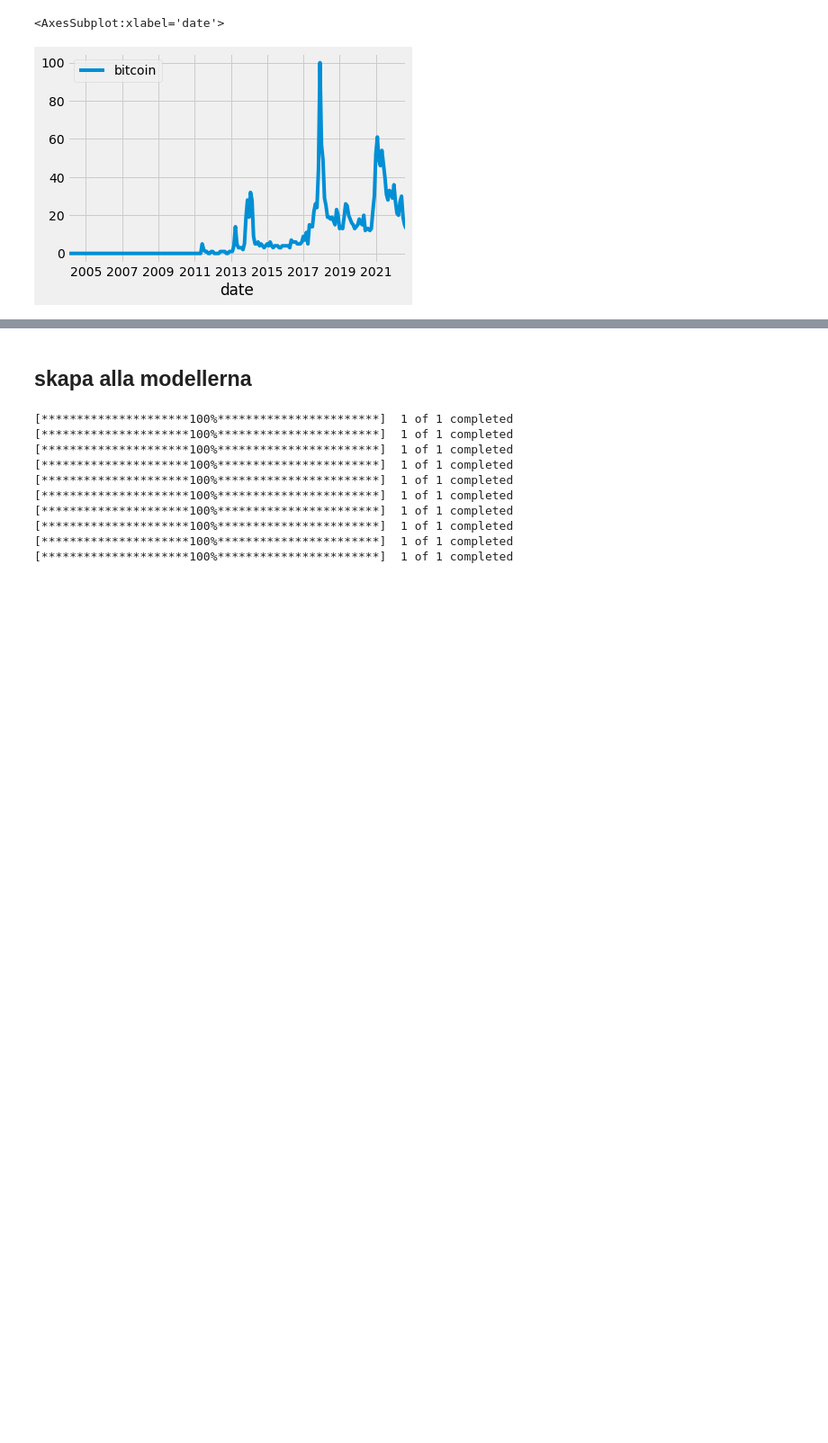
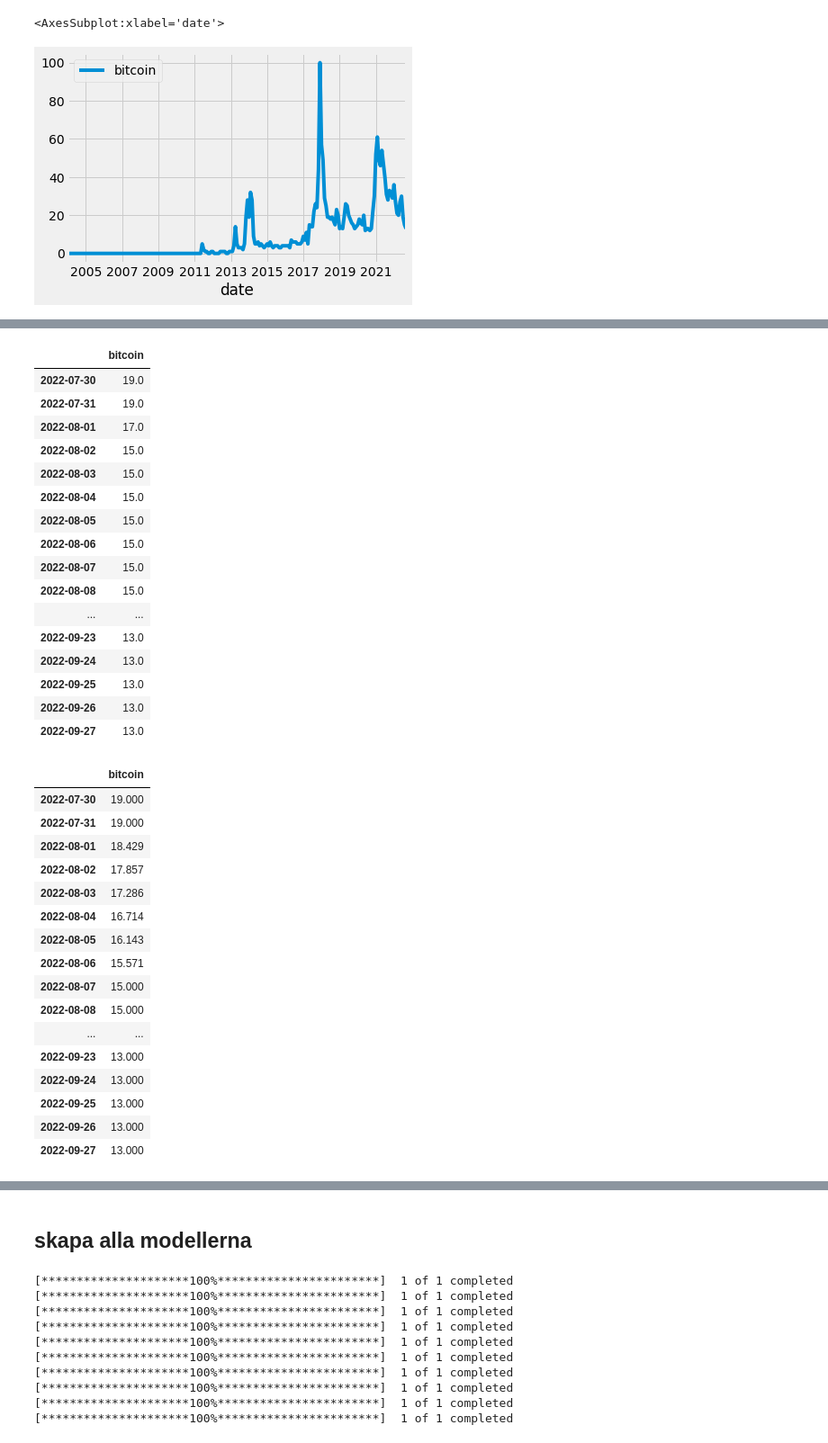
Before and after one commit to carokanns/Krypto, a Jupyter notebook: new_skapa_modeller.ipynb, the cells around one changed output, grey strips where cells are left out. Shown at 90% size. Cells and saved outputs as stored; diff of their text form; code cells hidden in the pictures; blank space fills up the shorter version.

Commit message:
lddar ner google trenda och skapar features v1

```diff
--- a/new_skapa_modeller.ipynb
+++ b/new_skapa_modeller.ipynb
@@ -16,6 +16,14 @@ from sklearn.pipeline import make_pipeline
 from sklearn.impute import SimpleImputer
 plt.style.use('fivethirtyeight')
 pd.set_option('display.width',200)
+# %%
+# fill up a dataframe with all dates from 2015 up to today
+def get_all_dates():
+    start_date = dt(2005, 1, 1)
+    end_date = dt.today()
+    dates = pd.date_range(start_date, end_date)
+    df = pd.DataFrame(index=dates)
+    return df
 # %%
 # get google trends data
 from pytrends.request import TrendReq
@@ -57,0 +39,7 @@ display(df_trend.tail())
+# %%
+df_trend = df_trend[['bitcoin']]
+display(df_trend.tail())
+df_dates = get_all_dates()
+# merge the two dataframes
+df_trend = df_dates.merge(df_trend, how='left', left_index=True, right_index=True)
+# (df_trend.fillna(method='ffill')/30).tail(60)
@@ -57,0 +54,46 @@ display(df_trend.tail())
+# %%
+# rolling average 2 days
+display((df_trend.fillna(method='ffill').rolling(2).mean()).tail(60))
+# rolling average 7 days
+display((df_trend.fillna(method='ffill').rolling(7).mean()).tail(60))
+# rolling average 30 days
+display((df_trend.fillna(method='ffill').rolling(30).mean()).tail(60)  )
+# rolling average 90 days
+display((df_trend.fillna(method='ffill').rolling(90).mean()).tail(60))
+# rolling average 250 days
+display((df_trend.fillna(method='ffill').rolling(250).mean()).tail(60))
+# %% [output]
+|  | bitcoin |
+| 2022-07-30 | 19.0 |
+| 2022-07-31 | 19.0 |
+| 2022-08-01 | 17.0 |
+| 2022-08-02 | 15.0 |
+| 2022-08-03 | 15.0 |
+| 2022-08-04 | 15.0 |
+| 2022-08-05 | 15.0 |
+| 2022-08-06 | 15.0 |
+| 2022-08-07 | 15.0 |
+| 2022-08-08 | 15.0 |
+| ... | ... |
+| 2022-09-23 | 13.0 |
+| 2022-09-24 | 13.0 |
+| 2022-09-25 | 13.0 |
+| 2022-09-26 | 13.0 |
+| 2022-09-27 | 13.0 |
+|  | bitcoin |
+| 2022-07-30 | 19.000 |
+| 2022-07-31 | 19.000 |
+| 2022-08-01 | 18.429 |
+| 2022-08-02 | 17.857 |
+| 2022-08-03 | 17.286 |
+| 2022-08-04 | 16.714 |
+| 2022-08-05 | 16.143 |
+| 2022-08-06 | 15.571 |
+| 2022-08-07 | 15.000 |
+| 2022-08-08 | 15.000 |
+| ... | ... |
+| 2022-09-23 | 13.000 |
+| 2022-09-24 | 13.000 |
+| 2022-09-25 | 13.000 |
+| 2022-09-26 | 13.000 |
+| 2022-09-27 | 13.000 |
```
Also changed, not shown: parts of 3 cells of this notebook.
